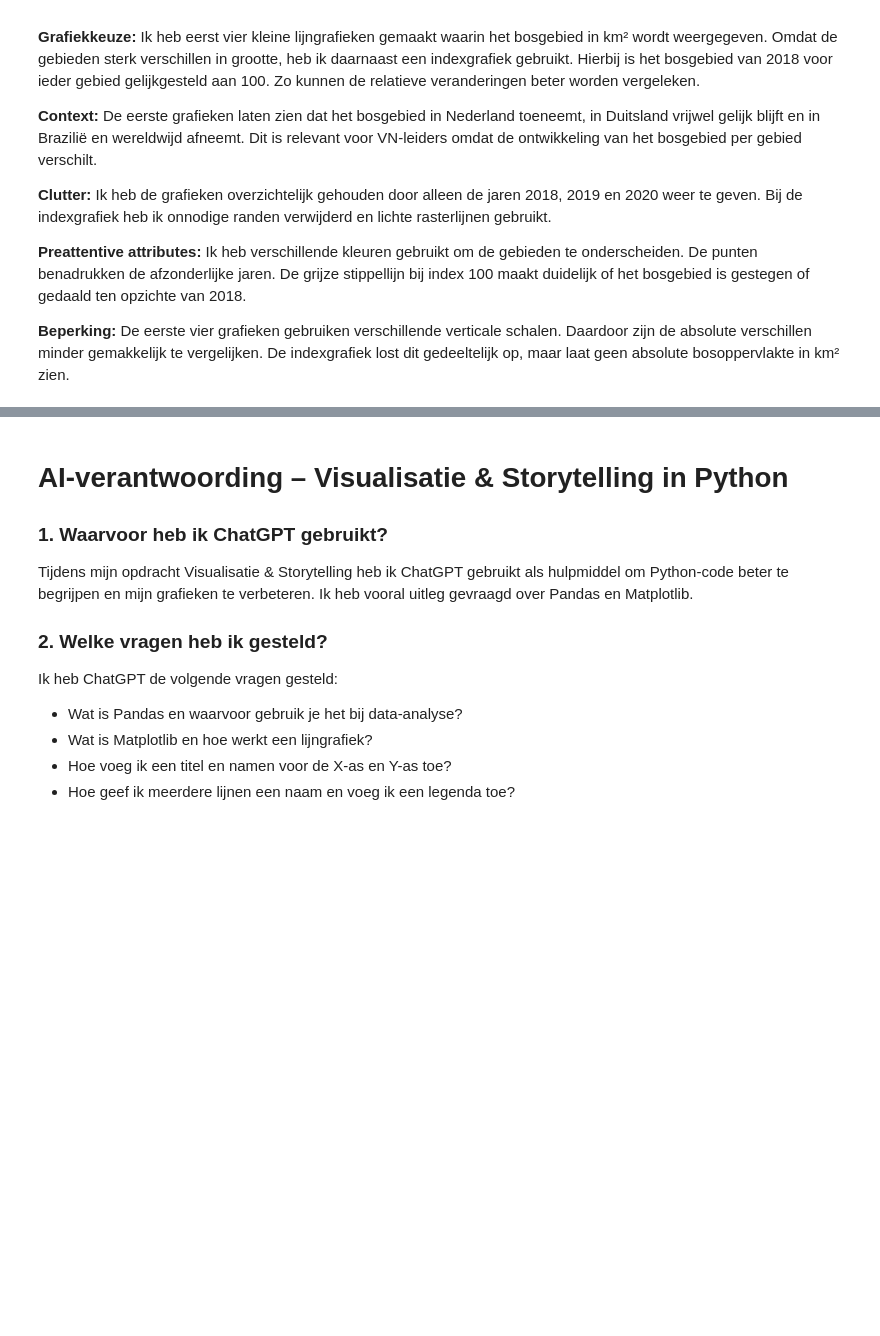
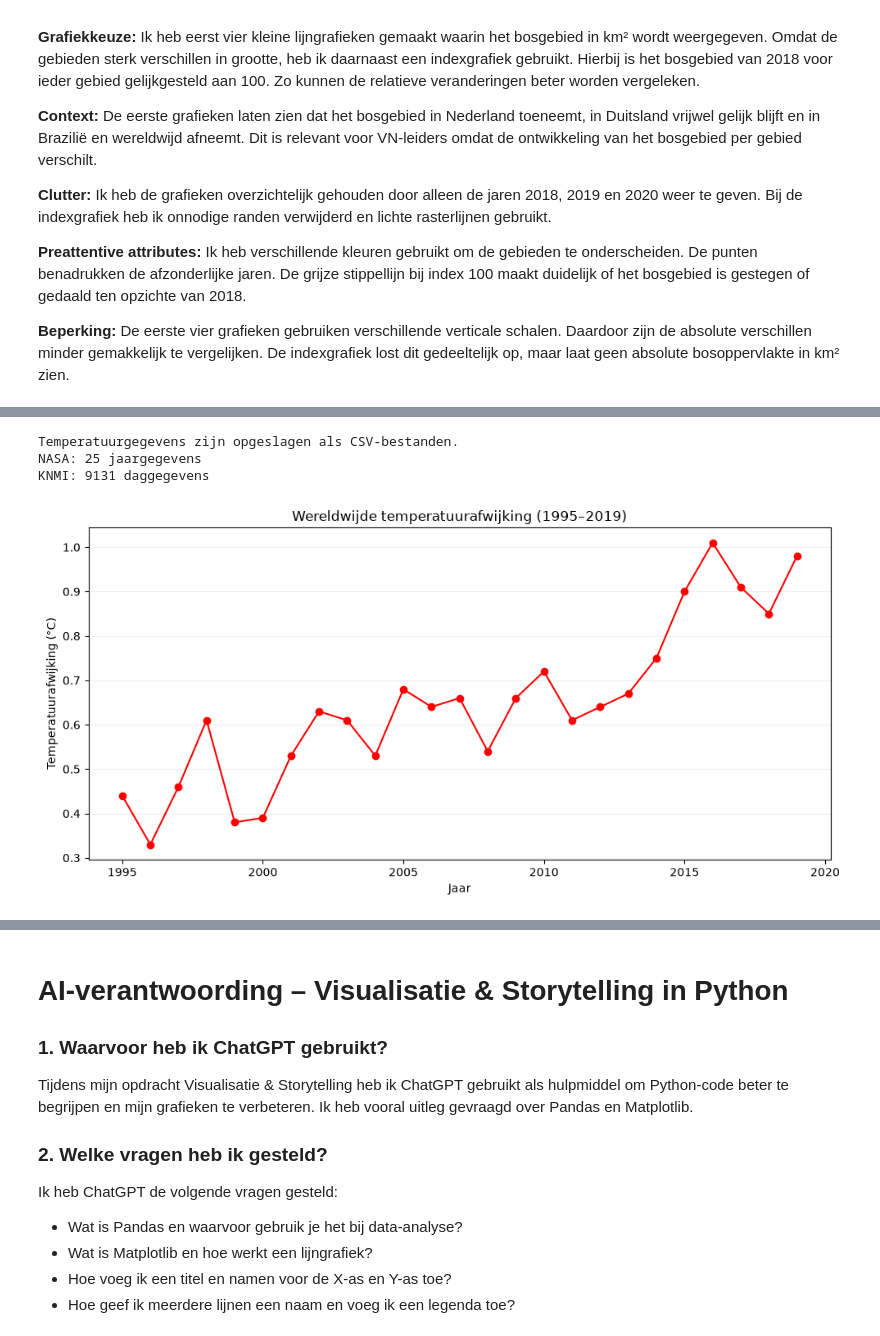
Before and after one commit to D-Hussainnn/26-27-Visualisatie-Storytelling, a Jupyter notebook: indopdracht.ipynb, the cells around one changed output, grey strips where cells are left out. Cells and saved outputs as stored; diff of their text form; code cells hidden in the pictures; blank space fills up the shorter version.

```diff
--- a/indopdracht.ipynb
+++ b/indopdracht.ipynb
@@ -333,0 +393,38 @@ Voor deze opdracht heb ik het bosgebied van Nederland, Duitsland, Brazilië en d
+# %%
+# Temperatuurgegevens inladen
+from temperature_data import prepare_temperature_data
+
+global_temp, nederland_temp = prepare_temperature_data()
+
+# Alleen de jaren 1995 tot en met 2019 selecteren
+wereld_temp = global_temp[
+    (global_temp["year"] >= 1995) &
+    (global_temp["year"] <= 2019)
+]
+
+# Grafiek maken
+plt.figure(figsize=(10, 5))
+
+plt.plot(
+    wereld_temp["year"],
+    wereld_temp["temperature_anomaly_c"],
+    color="red",
+    marker="o"
+)
+
+# Titel en assen
+plt.title("Wereldwijde temperatuurafwijking (1995–2019)")
+plt.xlabel("Jaar")
+plt.ylabel("Temperatuurafwijking (°C)")
+
+# Grafiek overzichtelijk maken
+plt.grid(axis="y", alpha=0.2)
+
+# Grafiek tonen
+plt.tight_layout()
+plt.show()
+# %% [output]
+Temperatuurgegevens zijn opgeslagen als CSV-bestanden.
+NASA: 25 jaargegevens
+KNMI: 9131 daggegevens
+[figure, added]
```
Also changed, not shown: parts of 10 cells of this notebook, 3 other files.
